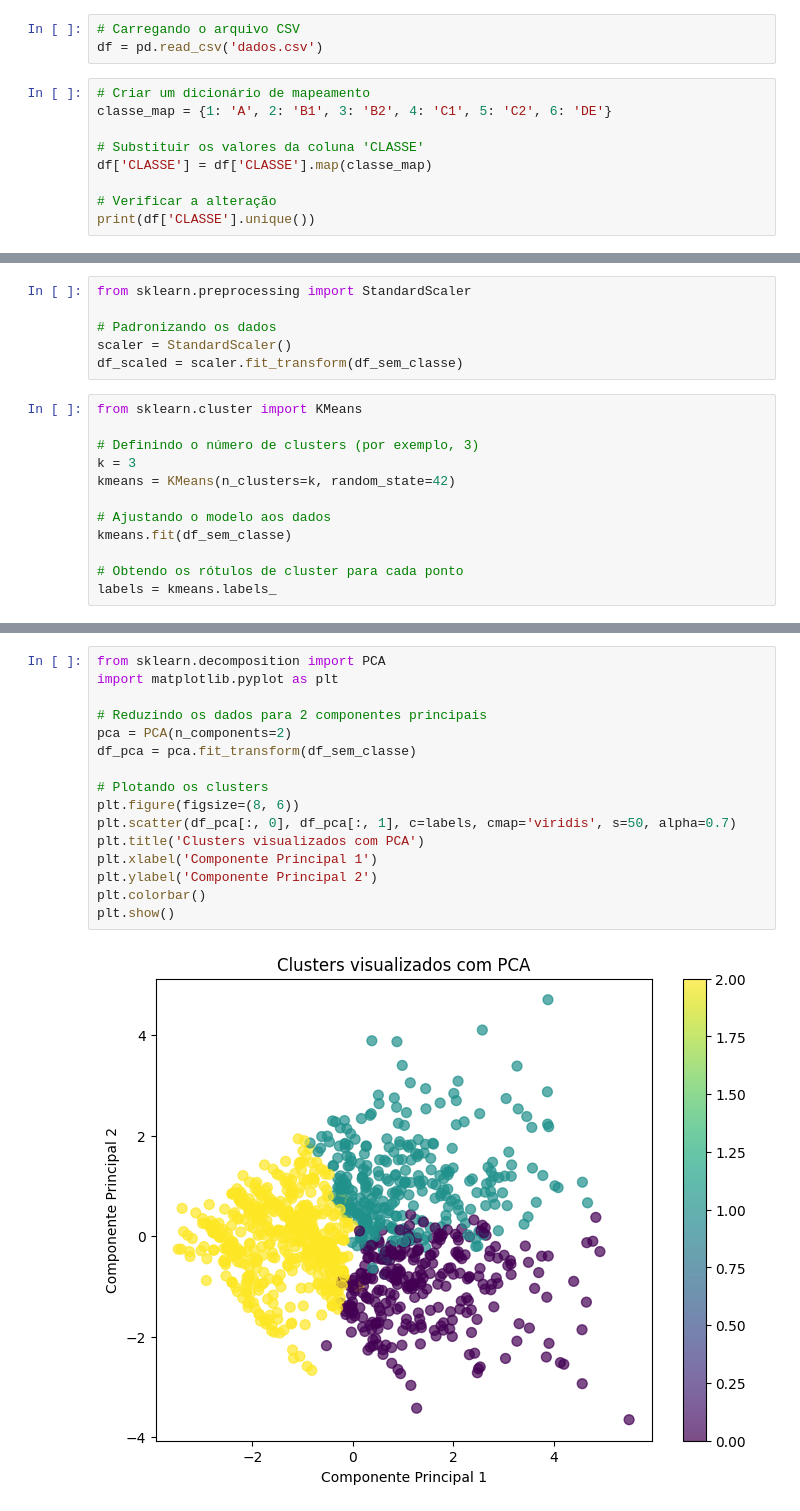
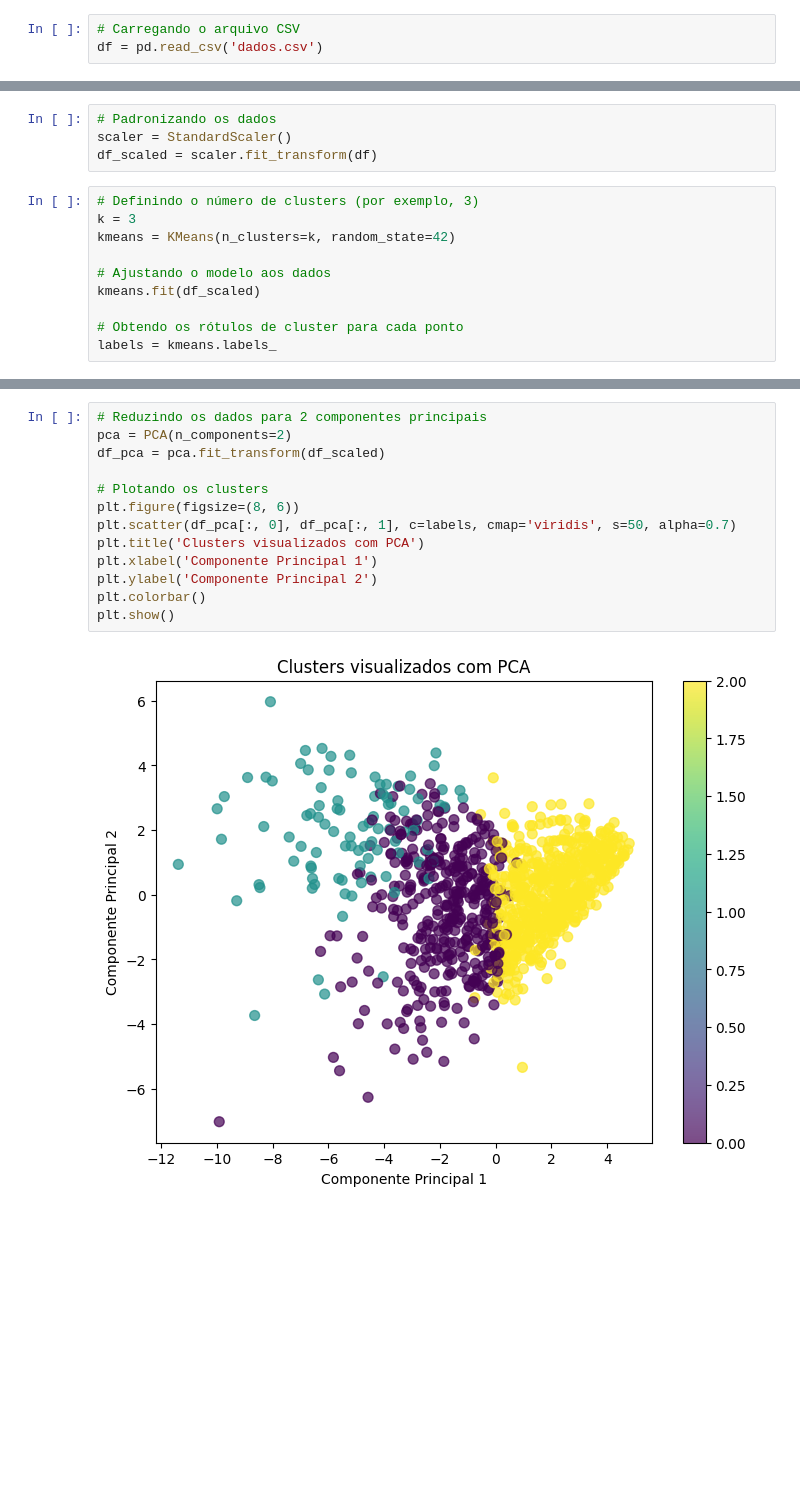
Before and after one commit to camazlucas/AprendizadodeMaquina2024.2, a Jupyter notebook: Clusterizacao.ipynb, the cells around one changed output, grey strips where cells are left out. Saved outputs shown, nothing was run; the diff lists cells and outputs as text; blank space fills up the shorter version.

Commit message:
Adicionando clusterizacao aos dados

```diff
--- a/Clusterizacao.ipynb
+++ b/Clusterizacao.ipynb
@@ -3,12 +9,3 @@ import pandas as pd
 # %%
 # Carregando o arquivo CSV
 df = pd.read_csv('dados.csv')
-# %%
-# Criar um dicionário de mapeamento
-classe_map = {1: 'A', 2: 'B1', 3: 'B2', 4: 'C1', 5: 'C2', 6: 'DE'}
-
-# Substituir os valores da coluna 'CLASSE'
-df['CLASSE'] = df['CLASSE'].map(classe_map)
-
-# Verificar a alteração
-print(df['CLASSE'].unique())
@@ -19,18 +12,14 @@ df_sem_classe = df.drop(columns=['CLASSE'])
 # %%
-from sklearn.preprocessing import StandardScaler
-
 # Padronizando os dados
 scaler = StandardScaler()
-df_scaled = scaler.fit_transform(df_sem_classe)
+df_scaled = scaler.fit_transform(df)
 # %%
-from sklearn.cluster import KMeans
-
 # Definindo o número de clusters (por exemplo, 3)
 k = 3
 kmeans = KMeans(n_clusters=k, random_state=42)
 
 # Ajustando o modelo aos dados
-kmeans.fit(df_sem_classe)
+kmeans.fit(df_scaled)
 
 # Obtendo os rótulos de cluster para cada ponto
 labels = kmeans.labels_
@@ -59,20 +48,17 @@ print(df.head())
 
 [5 rows x 64 columns]
 # %%
-from sklearn.decomposition import PCA
-import matplotlib.pyplot as plt
-
 # Reduzindo os dados para 2 componentes principais
 pca = PCA(n_components=2)
-df_pca = pca.fit_transform(df_sem_classe)
+df_pca = pca.fit_transform(df_scaled)
 
 # Plotando os clusters
 plt.figure(figsize=(8, 6))
 plt.scatter(df_pca[:, 0], df_pca[:, 1], c=labels, cmap='viridis', s=50, alpha=0.7)
 plt.title('Clusters visualizados com PCA')
 plt.xlabel('Componente Principal 1')
 plt.ylabel('Componente Principal 2')
 plt.colorbar()
 plt.show()
 # %% [output]
-[figure, old version]
+[figure, new version]
```
Also changed, not shown: parts of 15 cells of this notebook.
